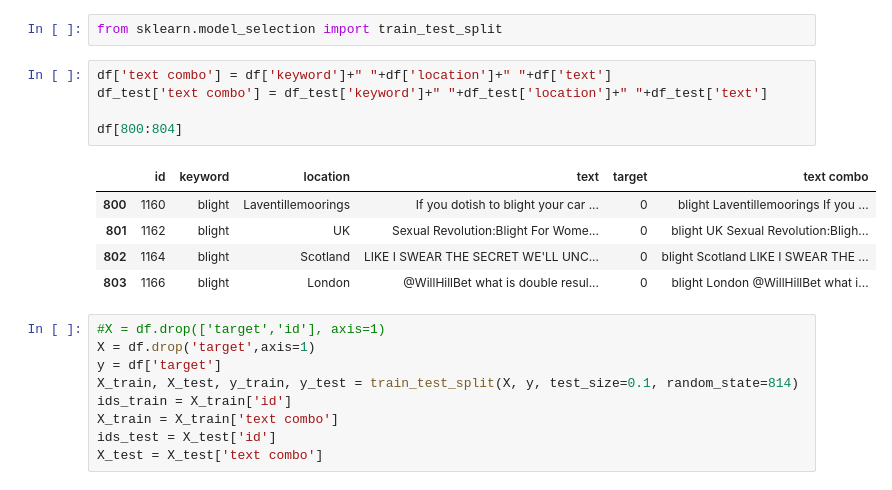
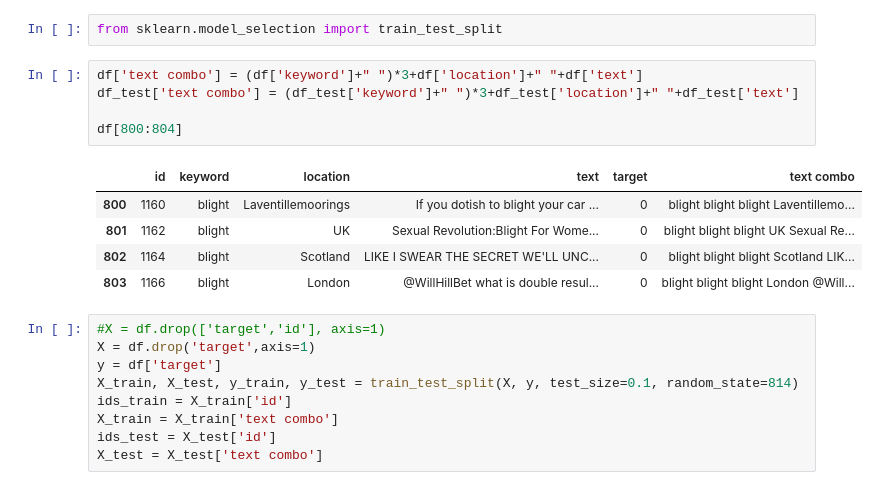
Before and after one commit to andrewbremner3/NLP_Tweet_Catagorization, a Jupyter notebook: disastertweets-nlp.ipynb, the cells around one changed output. Drawn from its saved outputs; the diff is of its cells as text.

```diff
--- a/disastertweets-nlp.ipynb
+++ b/disastertweets-nlp.ipynb
@@ -111,16 +111,16 @@ plt.xticks(rotation=90);
 # %%
 from sklearn.model_selection import train_test_split
 # %%
-df['text combo'] = df['keyword']+" "+df['location']+" "+df['text']
-df_test['text combo'] = df_test['keyword']+" "+df_test['location']+" "+df_test['text']
+df['text combo'] = (df['keyword']+" ")*3+df['location']+" "+df['text']
+df_test['text combo'] = (df_test['keyword']+" ")*3+df_test['location']+" "+df_test['text']
 
 df[800:804]
 # %% [output]
 |  | id | keyword | location | text | target | text combo |
-| 800 | 1160 | blight | Laventillemoorings | If you dotish to blight your car ... | 0 | blight Laventillemoorings If you ... |
-| 801 | 1162 | blight | UK | Sexual Revolution:Blight For Wome... | 0 | blight UK Sexual Revolution:Bligh... |
-| 802 | 1164 | blight | Scotland | LIKE I SWEAR THE SECRET WE'LL UNC... | 0 | blight Scotland LIKE I SWEAR THE ... |
-| 803 | 1166 | blight | London | @WillHillBet what is double resul... | 0 | blight London @WillHillBet what i... |
+| 800 | 1160 | blight | Laventillemoorings | If you dotish to blight your car ... | 0 | blight blight blight Laventillemo... |
+| 801 | 1162 | blight | UK | Sexual Revolution:Blight For Wome... | 0 | blight blight blight UK Sexual Re... |
+| 802 | 1164 | blight | Scotland | LIKE I SWEAR THE SECRET WE'LL UNC... | 0 | blight blight blight Scotland LIK... |
+| 803 | 1166 | blight | London | @WillHillBet what is double resul... | 0 | blight blight blight London @Will... |
 # %%
 #X = df.drop(['target','id'], axis=1)
 X = df.drop('target',axis=1)
```
Also changed, not shown: parts of 17 cells of this notebook.
